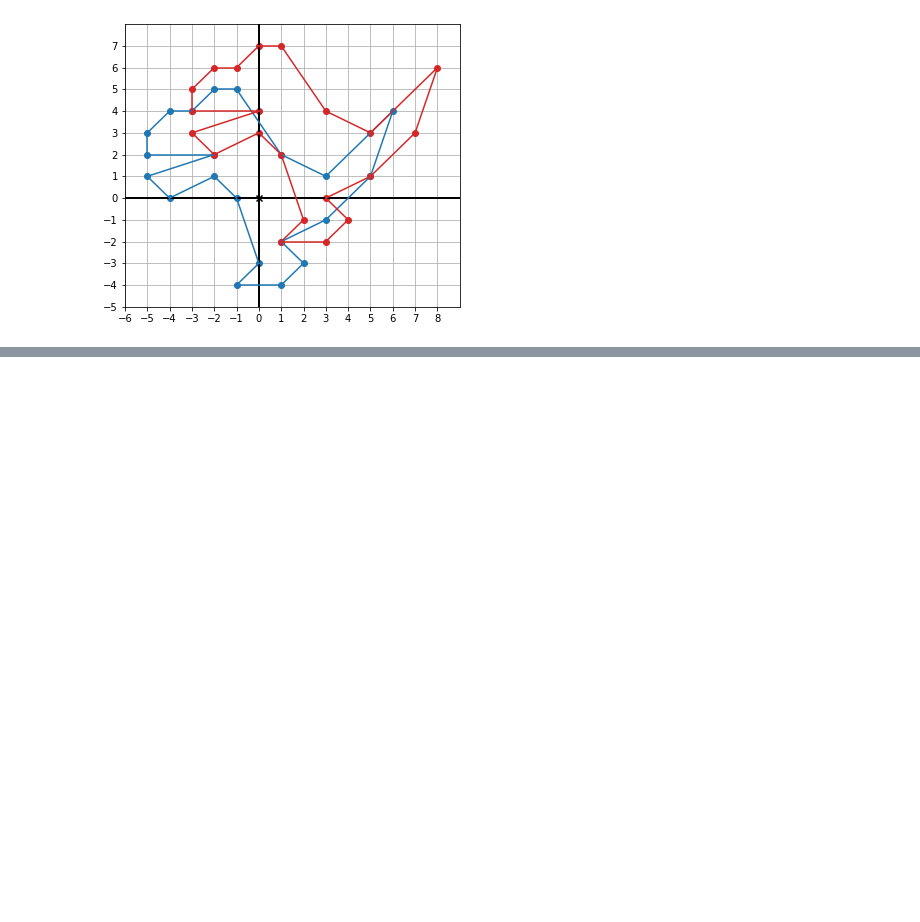
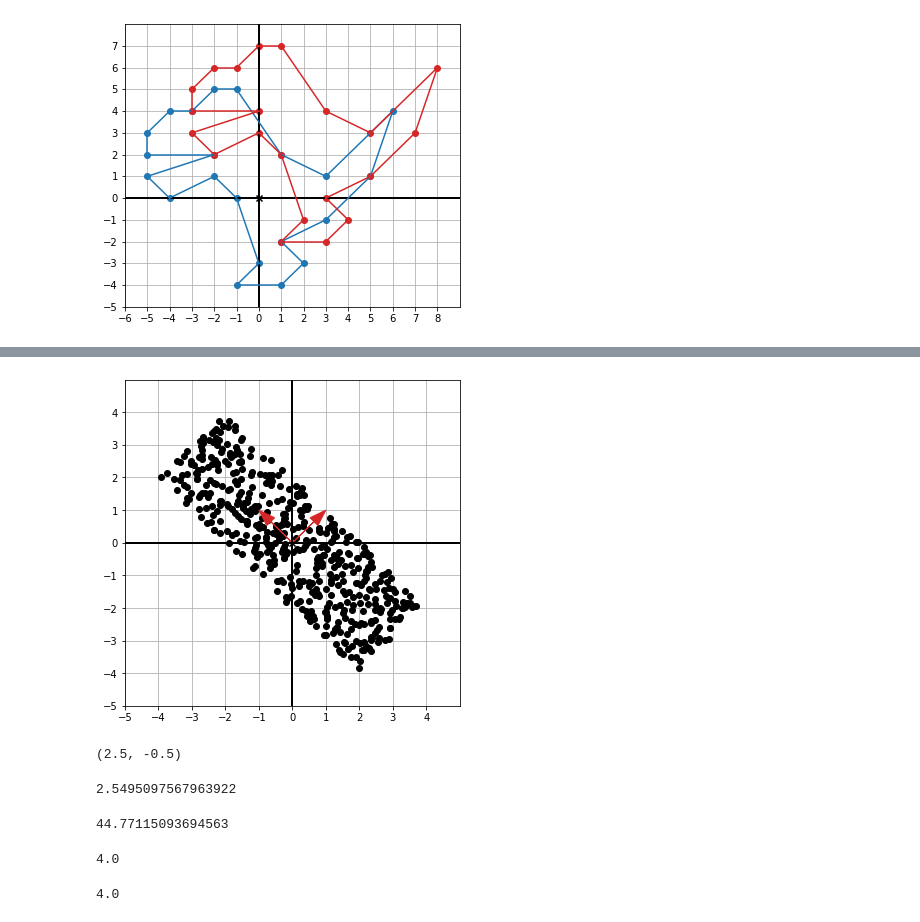
Before and after one commit to saradhimpardha/math_for_programmers, a Jupyter notebook: chapter_02/ch02_exercises.ipynb, the cells around one changed output, grey strips where cells are left out. Saved outputs shown, nothing was run; the diff lists cells and outputs as text; code cells hidden in the pictures; blank space fills up the shorter version.

```diff
--- a/chapter_02/ch02_exercises.ipynb
+++ b/chapter_02/ch02_exercises.ipynb
@@ -112,0 +180,8 @@ draw(*dinos, grid=None, axes=None, origin=None)
+# %%
+p = [(add(scale(random_r(), u), scale(random_s(), v))) for i in range(0, 500)];
+# %%
+draw(Points(*p),
+    Arrow(u),
+    Arrow(v))
+# %% [output]
+[figure, added]
@@ -112,0 +191,9 @@ draw(*dinos, grid=None, axes=None, origin=None)
+# %%
+u = (-2, 0)
+v = (1.5, 1.5)
+w = (4, 1)
+
+subtract(v,w)
+subtract(w,v)
+# %% [output]
+(2.5, -0.5)
@@ -112,0 +203,4 @@ draw(*dinos, grid=None, axes=None, origin=None)
+# %%
+length(w, v)
+# %% [output]
+2.5495097567963922
@@ -112,0 +216,9 @@ draw(*dinos, grid=None, axes=None, origin=None)
+# %%
+perimeter(dino_vectors)
+# %% [output]
+44.77115093694563
+# %%
+square = [(1,0),(1,1),(0,1),(0,0)]
+perimeter(square)
+# %% [output]
+4.0
@@ -112,0 +230,4 @@ draw(*dinos, grid=None, axes=None, origin=None)
+# %%
+perimeter(square)
+# %% [output]
+4.0
```
Also changed, not shown: parts of 20 cells of this notebook.
